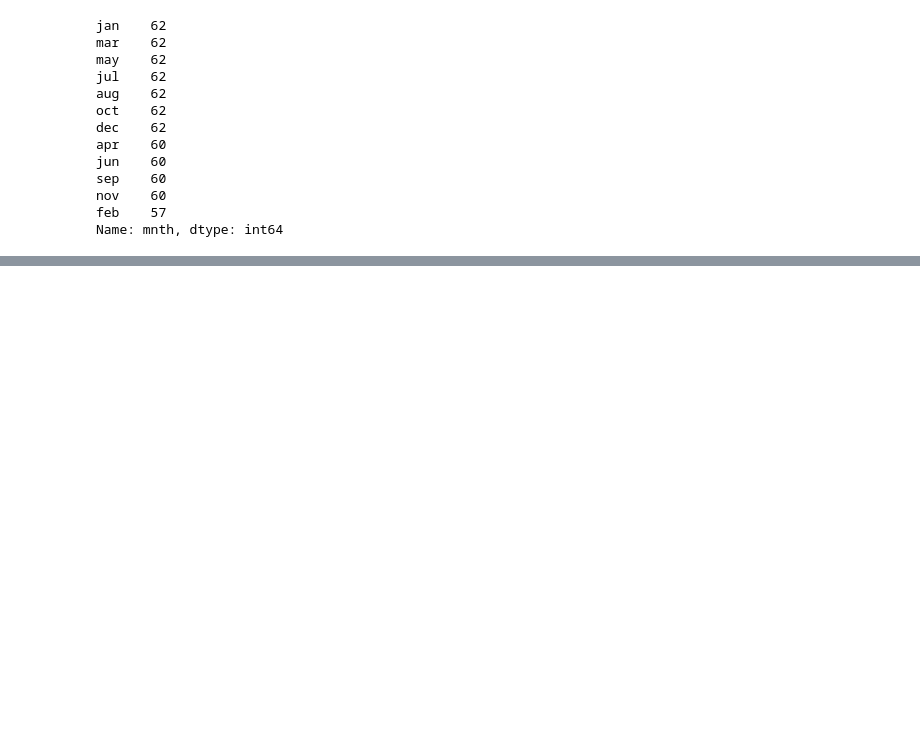
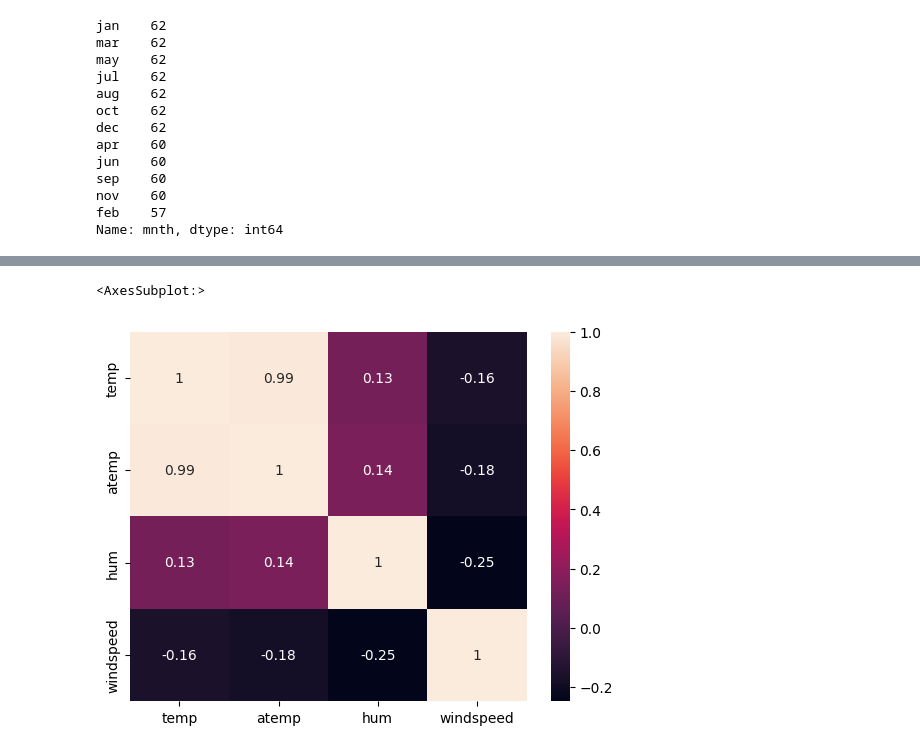
Before and after one commit to tufailahmed023/Bike-sharing, a Jupyter notebook: Notebook/Bike_Sharing.ipynb, the cells around one changed output, grey strips where cells are left out. Drawn from its saved outputs; the diff is of its cells as text; code cells hidden in the pictures; blank space fills up the shorter version.

```diff
--- a/Notebook/Bike_Sharing.ipynb
+++ b/Notebook/Bike_Sharing.ipynb
@@ -202,0 +236,7 @@ Name: mnth, dtype: int64
+# %%
+#seeing correlation for continous columns
+cm_con = df[countinous_columns].corr()
+sns.heatmap(cm_con,annot=True)
+# %% [output]
+<AxesSubplot:>
+[figure, added]
```
Also changed, not shown: parts of 29 cells of this notebook.
